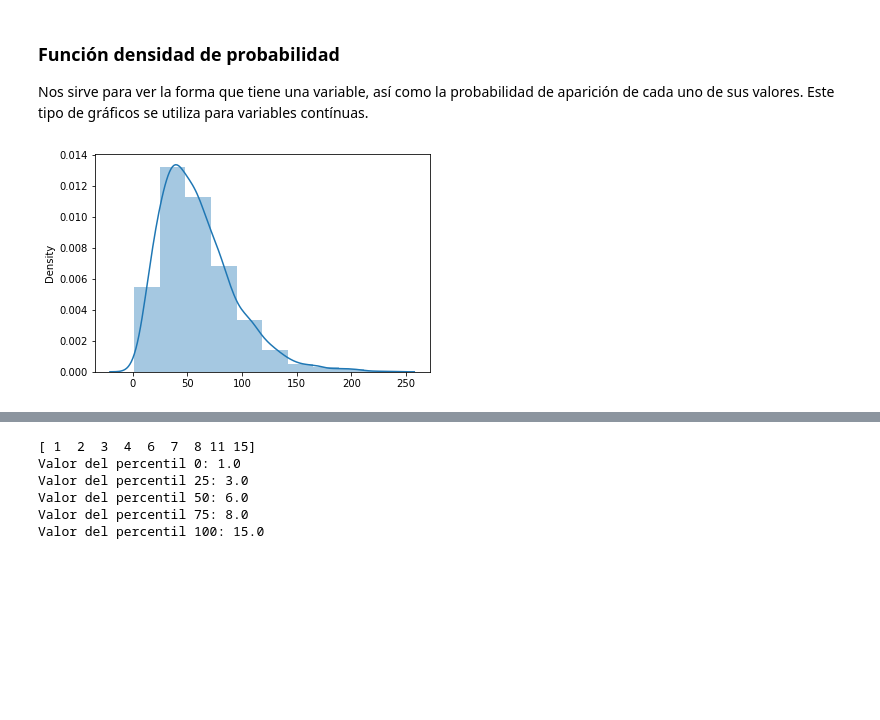
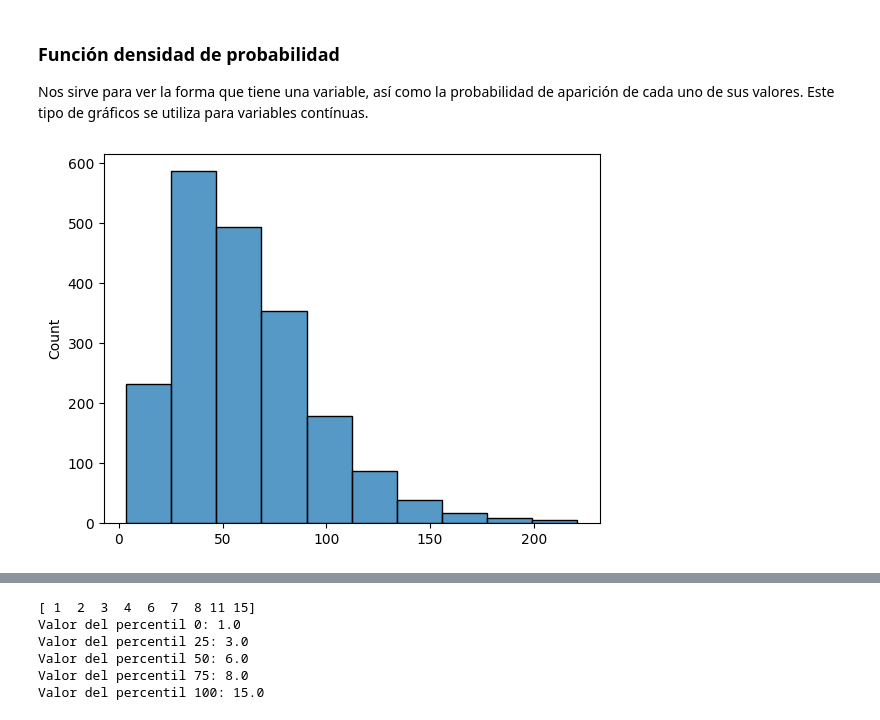
Before and after one commit to angelrodnah/2309_dsft_thebridge, a Jupyter notebook: 2-Data_Analysis/0-Matematicas_DS/2-Estadística_descriptiva.ipynb, the cells around one changed output, grey strips where cells are left out. Drawn from its saved outputs; the diff is of its cells as text; code cells hidden in the pictures; blank space fills up the shorter version.

```diff
--- a/2-Data_Analysis/0-Matematicas_DS/2-Estadística_descriptiva.ipynb
+++ b/2-Data_Analysis/0-Matematicas_DS/2-Estadística_descriptiva.ipynb
@@ -252,9 +250,9 @@ axs[4].set_xlim([-20, 170]);
 ### Función densidad de probabilidad
 Nos sirve para ver la forma que tiene una variable, así como la probabilidad de aparición de cada uno de sus valores. Este tipo de gráficos se utiliza para variables contínuas.
 # %%
-sns.distplot(datos_5, bins=10);
+sns.histplot(datos_5, bins=10);
 # %% [output]
-[figure, old version]
+[figure, new version]
 # %%
 sns.displot(datos_5, kind="kde");
 # %% [output]
```
Also changed, not shown: parts of 13 cells of this notebook, 3 other files.
